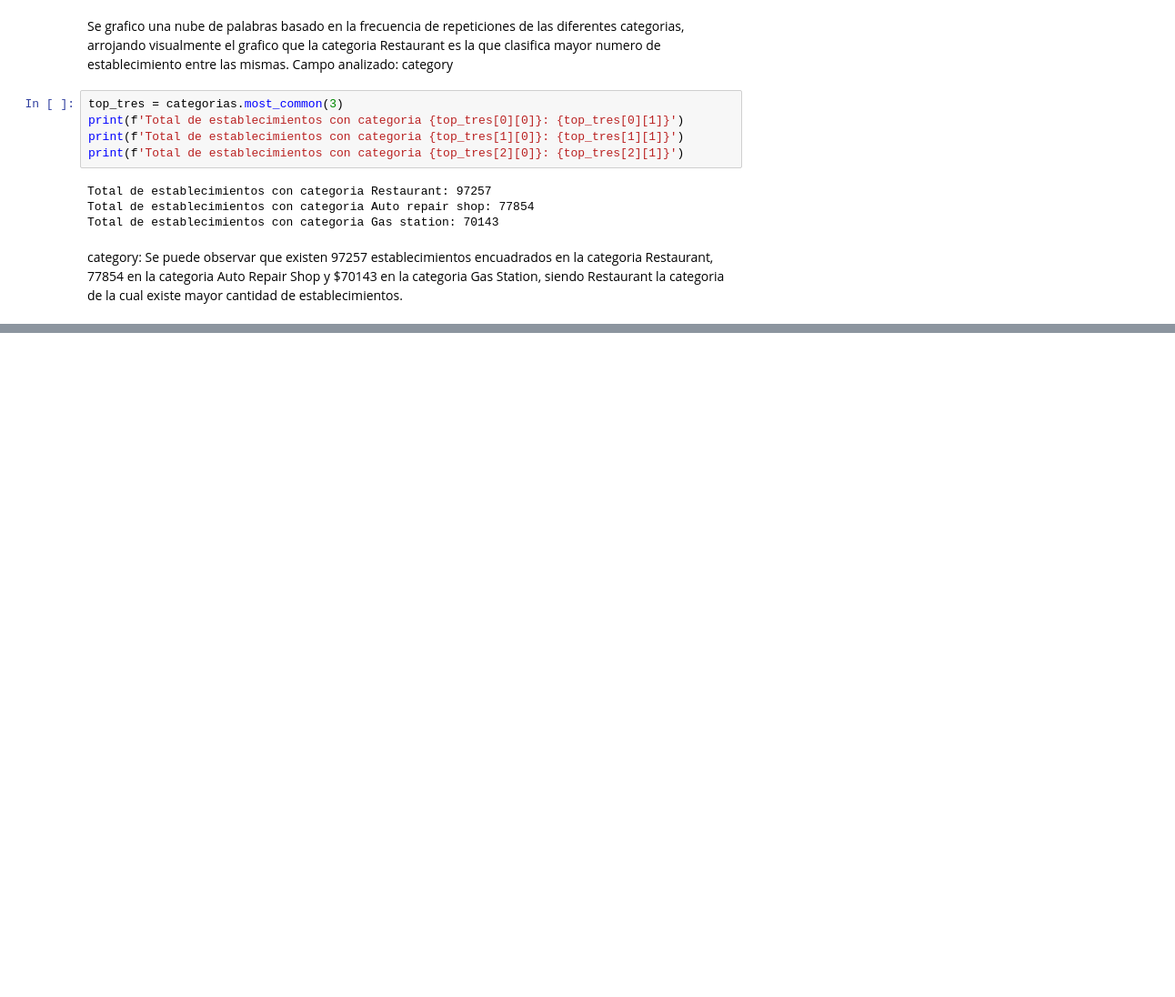
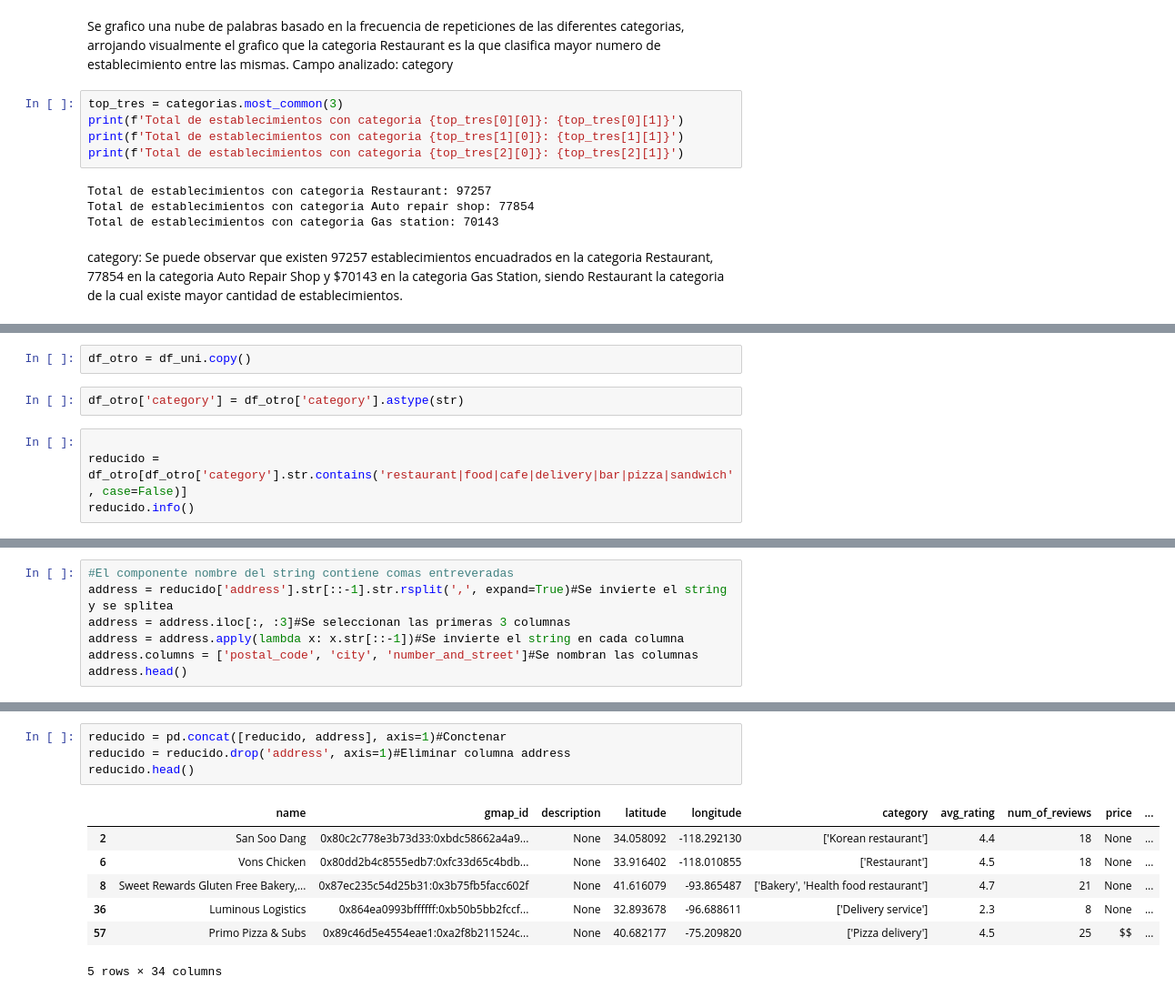
Before and after one commit to MDPizzio/PF_Yelp-Maps_DS-04pt, a Jupyter notebook: PRE-EDA/PRE-EDA_metadata_google.ipynb, the cells around one changed output, grey strips where cells are left out. Shown at 91% size. Saved outputs shown, nothing was run; the diff lists cells and outputs as text; blank space fills up the shorter version.

```diff
--- a/PRE-EDA/PRE-EDA_metadata_google.ipynb
+++ b/PRE-EDA/PRE-EDA_metadata_google.ipynb
@@ -427,0 +539,8 @@ category: Se puede observar que existen 97257 establecimientos encuadrados en la
+# %%
+df_otro = df_uni.copy()
+# %%
+df_otro['category'] = df_otro['category'].astype(str)
+# %%
+
+reducido = df_otro[df_otro['category'].str.contains('restaurant|food|cafe|delivery|bar|pizza|sandwich', case=False)]
+reducido.info()
@@ -427,0 +565,7 @@ category: Se puede observar que existen 97257 establecimientos encuadrados en la
+# %%
+#El componente nombre del string contiene comas entreveradas
+address = reducido['address'].str[::-1].str.rsplit(',', expand=True)#Se invierte el string y se splitea
+address = address.iloc[:, :3]#Se seleccionan las primeras 3 columnas
+address = address.apply(lambda x: x.str[::-1])#Se invierte el string en cada columna
+address.columns = ['postal_code', 'city', 'number_and_street']#Se nombran las columnas
+address.head()
@@ -427,0 +579,12 @@ category: Se puede observar que existen 97257 establecimientos encuadrados en la
+# %%
+reducido = pd.concat([reducido, address], axis=1)#Conctenar
+reducido = reducido.drop('address', axis=1)#Eliminar columna address
+reducido.head()
+# %% [output]
+|  | name | gmap_id | description | latitude | longitude | category | avg_rating | num_of_reviews | price | ... |
+| 2 | San Soo Dang | 0x80c2c778e3b73d33:0xbdc58662a4a9... | None | 34.058092 | -118.292130 | ['Korean restaurant'] | 4.4 | 18 | None | ... |
+| 6 | Vons Chicken | 0x80dd2b4c8555edb7:0xfc33d65c4bdb... | None | 33.916402 | -118.010855 | ['Restaurant'] | 4.5 | 18 | None | ... |
+| 8 | Sweet Rewards Gluten Free Bakery,... | 0x87ec235c54d25b31:0x3b75fb5facc602f | None | 41.616079 | -93.865487 | ['Bakery', 'Health food restaurant'] | 4.7 | 21 | None | ... |
+| 36 | Luminous Logistics | 0x864ea0993bffffff:0xb50b5bb2fccf... | None | 32.893678 | -96.688611 | ['Delivery service'] | 2.3 | 8 | None | ... |
+| 57 | Primo Pizza & Subs | 0x89c46d5e4554eae1:0xa2f8b211524c... | None | 40.682177 | -75.209820 | ['Pizza delivery'] | 4.5 | 25 | $$ | ... |
+5 rows × 34 columns
```
Also changed, not shown: parts of 20 cells of this notebook, 2 other files.
